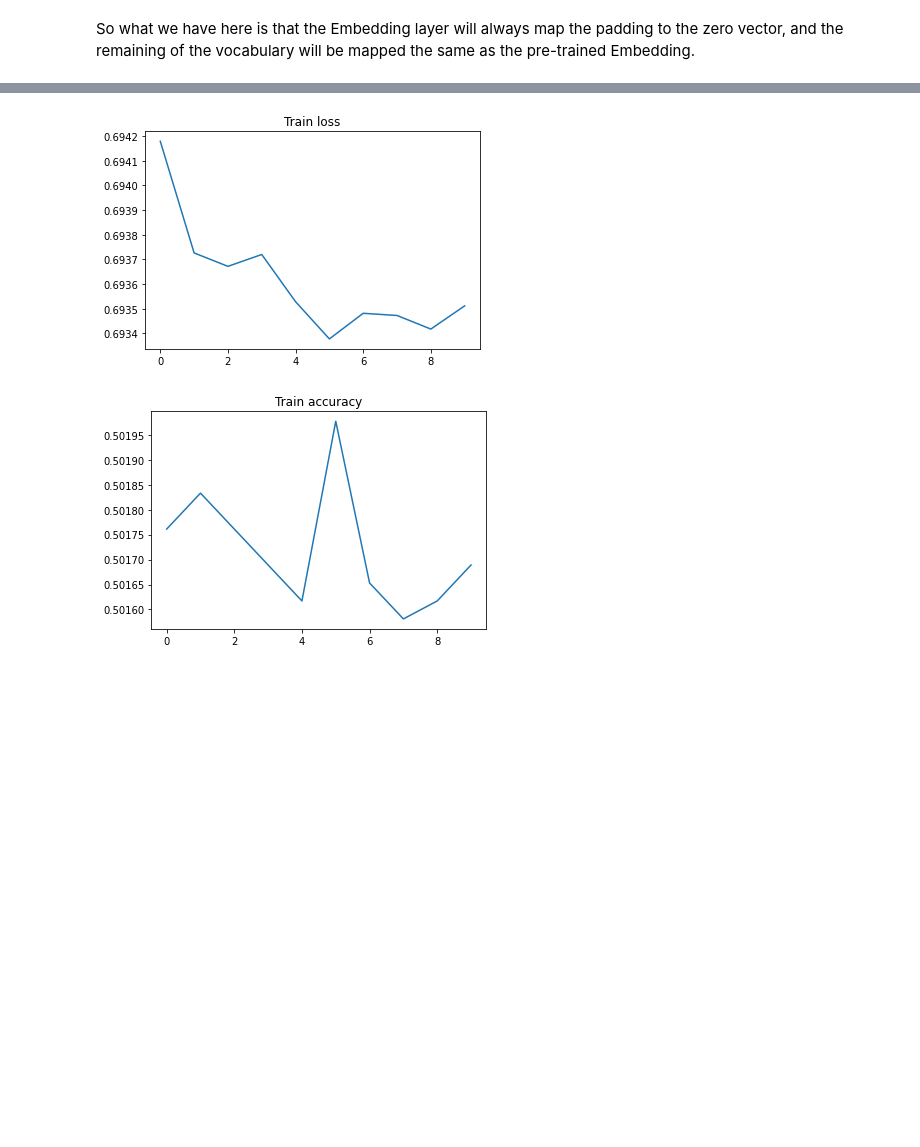
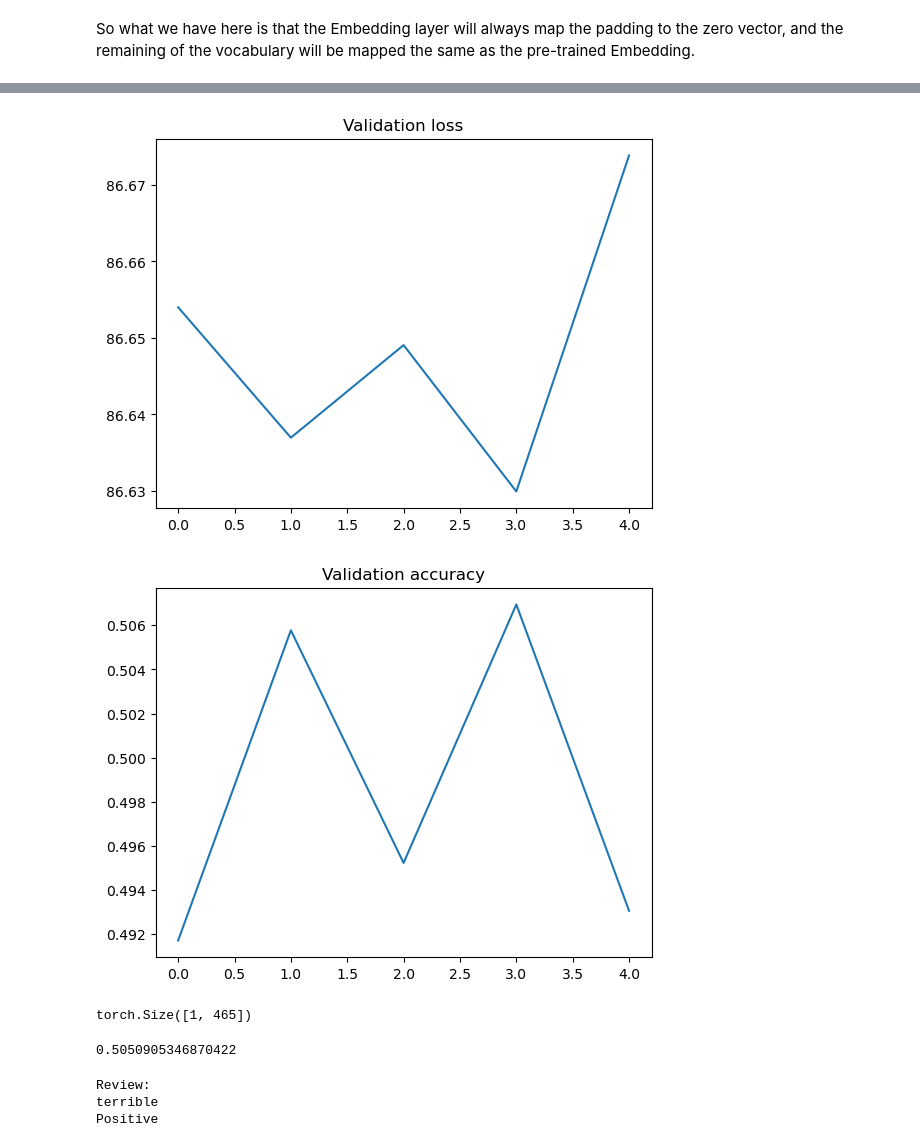
Before and after one commit to fcoelhomrc/MachineLearning, a Jupyter notebook: TAAPC_Assignments/assignment_2_model_v2.ipynb, the cells around one changed output, grey strips where cells are left out. Cells and saved outputs as stored; diff of their text form; code cells hidden in the pictures; blank space fills up the shorter version.

Commit message:
trained massive embedding

```diff
--- a/TAAPC_Assignments/assignment_2_model_v2.ipynb
+++ b/TAAPC_Assignments/assignment_2_model_v2.ipynb
@@ -465,12 +479,12 @@ Most of the code below is based on what was supplied to us in the earlier module
 Comment about `nn.functional.binary_cross_entropy_with_logits`: the targets $y$ need to be a float tensor, since the loss function can work with soft labels representing probability of the positive class.
 [Source](https://discuss.pytorch.org/t/multi-label-binary-classification-result-type-float-cant-be-cast-to-the-desired-output-type-long/117915/3)
 # %%
-HIDDEN_SIZE = 128
-NUM_LAYERS = 1
+HIDDEN_SIZE = 10
+NUM_LAYERS = 3
 LEARNING_RATE = 1e-3
-NUM_EPOCHS = 10
-BIDIRECTIONAL = True
-DROPUT_RATE = 0.2
+NUM_EPOCHS = 5
+BIDIRECTIONAL = False
+DROPUT_RATE = 0.
 
 if torch.cuda.is_available():
     DEVICE = torch.device("cuda")
@@ -487,12 +501,12 @@ model = GRUPredictor(len(vocab), HIDDEN_SIZE, NUM_LAYERS, is_bidirectional=BIDIR
 optimizer = torch.optim.Adam(model.parameters(), lr=LEARNING_RATE)
 
 # Check that the weights were successfully loaded
-w2v_model = SkipGramModel(len(vocab), EMBEDDING_DIM).to(DEVICE)
-w2v_model.load_state_dict(torch.load(MODEL_TO_LOAD))
-# Check loaded weights shape
-print(model.state_dict()["embedding.weight"].shape)
-print(w2v_model.state_dict()["embedding.weight"].shape)
-# Check values match
-torch.equal(model.state_dict()["embedding.weight"], w2v_model.state_dict()["embedding.weight"])
+# w2v_model = SkipGramModel(len(vocab), EMBEDDING_DIM).to(DEVICE)
+# w2v_model.load_state_dict(torch.load(MODEL_TO_LOAD))
+# # Check loaded weights shape
+# print(model.state_dict()["embedding.weight"].shape)
+# print(w2v_model.state_dict()["embedding.weight"].shape)
+# # Check values match
+# torch.equal(model.state_dict()["embedding.weight"], w2v_model.state_dict()["embedding.weight"])
 # %% [output]
 DEVICE: cuda
@@ -524,6 +575,6 @@ GRUPredictor(
 # %%
 def evaluate(model, data_loader, **kwargs):
-    loss_fn = kwargs.get("loss_fn", nn.functional.binary_cross_entropy_with_logits)
+    loss_fn = kwargs.get("loss_fn", nn.BCEWithLogitsLoss())
     device = kwargs.get("device", torch.device("cpu"))
 
     model.eval() # set model to evaluation mode
@@ -540,6 +591,8 @@ def evaluate(model, data_loader, **kwargs):
             probas = torch.sigmoid(preds)
             pred_cats = torch.where(probas > 0.5, 1, 0).squeeze()
             acc = (pred_cats == batch["targets"]).float().sum()
+            acc /= len(batch["targets"])
+
         loss = loss_fn(preds.squeeze(), batch["targets"])
         avg_loss += loss.item()
         avg_acc += acc.item()
@@ -550,7 +603,7 @@ def evaluate(model, data_loader, **kwargs):
 
 def fit(model, train_loader, val_loader, optimizer, **kwargs):
     num_epochs = kwargs.get("num_epochs", 100)
-    loss_fn = kwargs.get("loss_fn", nn.functional.binary_cross_entropy_with_logits)
+    loss_fn = kwargs.get("loss_fn", nn.BCEWithLogitsLoss())
     device = kwargs.get("device", torch.device("cpu"))
 
     train_loss_hist, val_loss_hist = [], []
@@ -569,16 +622,21 @@ def fit(model, train_loader, val_loader, optimizer, **kwargs):
             preds = model(batch["inputs"], batch["lengths"]) # forward pass
             loss = loss_fn(preds.squeeze(), batch["targets"]) # loss computation
             loss.backward() # computing gradients (backward pass)
+            plot_grad_flow(model.named_parameters()) # plot gradient flow
             optimizer.step() # updating the parameters of the model
             # accuracy computation
             with torch.no_grad():
                 probas = torch.sigmoid(preds)
                 pred_cats = torch.where(probas > 0.5, 1, 0).squeeze()
                 acc = (pred_cats == batch["targets"]).float().sum()
+                acc /= len(batch["targets"])
             # pop computational graph
             train_loss += loss.item()
             train_acc += acc.item()
-            pbar.set_description(f"loss = {loss:.3f} | acc = {acc/len(batch['targets']):.3f}")
+            pbar.set_description(f"loss = {loss:.3f} | acc = {acc:.3f}")
+
+        plt.show()
+
         train_loss /= len(train_loader)
         train_acc /= len(train_loader)
         print(f"Train loss: {train_loss:.3f} | train acc = {train_acc:.3f}")
@@ -599,13 +689,13 @@ Epoch 1/10
 # %%
-plt.title('Train loss')
-plt.plot(range(len(train_loss)), train_loss)
+plt.title('Validation loss')
+plt.plot(range(len(val_loss)), val_loss)
 plt.show()
-plt.title('Train accuracy')
-plt.plot(range(len(train_acc)), train_acc)
+plt.title('Validation accuracy')
+plt.plot(range(len(val_acc)), val_acc)
 plt.show()
 # %% [output]
-[figure, old version]
+[figure, new version]
-[figure, old version]
+[figure, new version]
 # %%
 model_name = f"GRU_{NUM_EPOCHS}_E{EMBEDDING_DIM}_H{HIDDEN_SIZE}_" +\
              f"N{NUM_LAYERS}_Bi{1 if BIDIRECTIONAL else 0}_D{DROPUT_RATE}.pt"
@@ -612,0 +718,27 @@ torch.save(model.state_dict(), model_name)
+# %%
+# my_review = "This movie was inspiring, I loved when the main character kissed" \
+#             + "the lady in the red dress. It was fantastic! A pure joy. I'm happy."
+
+my_review = "terrible"
+
+tk_review = process_review(my_review, tokenizer, vocab, PADDED_LENGTH)
+tk_review.shape
+# %% [output]
+torch.Size([1, 465])
+# %%
+preds = model(tk_review.to(DEVICE), torch.tensor([len(my_review)]).to(DEVICE))
+probas = torch.sigmoid(preds)
+print(probas.item())
+pred_cats = torch.where(probas > 0.5, 1, 0).squeeze()
+# %% [output]
+0.5050905346870422
+# %%
+print(f'Review:\n{my_review}')
+if pred_cats.item() < 1:
+    print('Negative')
+else:
+    print('Positive')
+# %% [output]
+Review:
+terrible
+Positive
```
Also changed, not shown: parts of 25 cells of this notebook, 2 other files.
